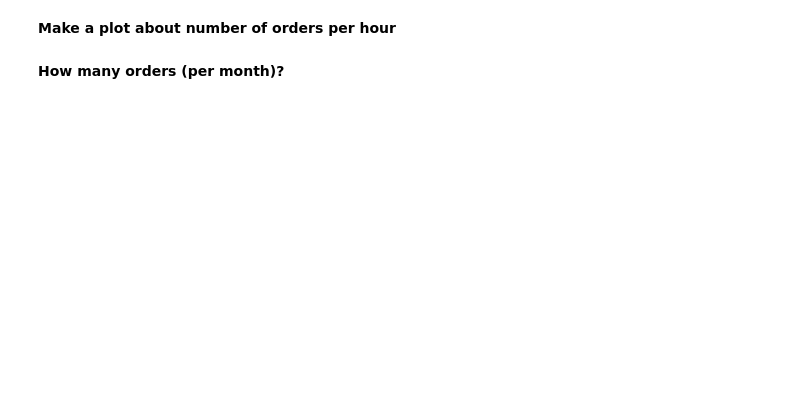
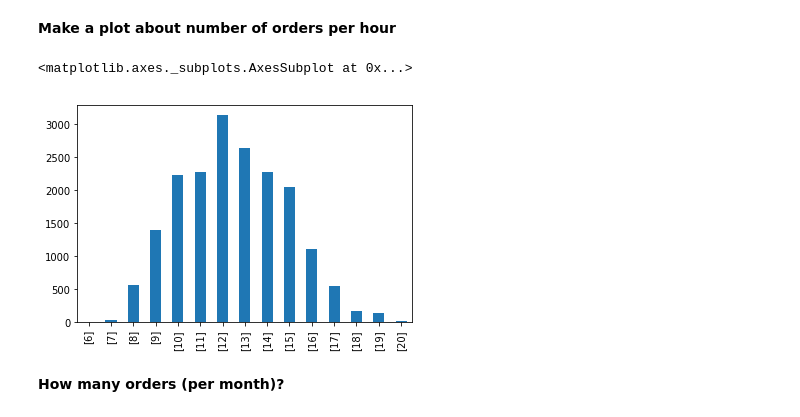
Before and after one commit to ntpthinh/DevCDataScience, a Jupyter notebook: Assignment03.ipynb, the cells around one changed output. Saved outputs shown, nothing was run; the diff lists cells and outputs as text; code cells hidden in the pictures; blank space fills up the shorter version.

```diff
--- a/Assignment03.ipynb
+++ b/Assignment03.ipynb
@@ -210,7 +210,7 @@ retail[retail['CustomerID'].isna()]
 | 541540 | 581498 | DOT | DOTCOM POSTAGE | 1 | 12/9/11 10:26 | 1714.17 | NaN | United Kingdom |
 135080 rows × 8 columns
 # %%
-retail['CustomerID'].fillna(value=0, inplace=True)
+retail.dropna(inplace=True)
 # %%
 retail[retail['Description'].isna()]
 # %% [output]
@@ -274,5 +258,7 @@ uk.sort_values(by='InvoiceNo', ascending=False).head()
 # %% [markdown]
 **The customer with the highest money spent on purchases comes from Netherlands**
+# %%
+retail['AmountSpent'] = retail['Quantity'] * retail['UnitPrice']
 # %%
 # Your code here
 netherlands = retail[retail['Country'] == 'Netherlands']
@@ -282,0 +271,9 @@ netherlands = retail[retail['Country'] == 'Netherlands']
+# %%
+# Your code here
+retail['InvoiceDate'] = pd.to_datetime(retail.InvoiceDate, format="%m/%d/%y %H:%M")
+retail.insert(loc=2, column='year_month', value=retail['InvoiceDate'].map(lambda x: x.year*100 + x.month))
+retail.insert(loc=3, column='month', value=retail.InvoiceDate.dt.month)
+# +1 to make Monday=1.....until Sunday=7
+retail.insert(loc=4, column='day', value=(retail.InvoiceDate.dt.dayofweek)+1)
+retail.insert(loc=5, column='hour', value=retail.InvoiceDate.dt.hour)
+retail.insert(loc=6, column='year', value=retail.InvoiceDate.dt.year)
@@ -283,2 +295,5 @@ netherlands = retail[retail['Country'] == 'Netherlands']
 # %% [markdown]
 **How many orders (per hour)?**
+# %%
+hour = retail.groupby('InvoiceNo')['hour'].unique().value_counts().iloc[:-1].sort_index()
+hour
@@ -285,4 +317,9 @@ netherlands = retail[retail['Country'] == 'Netherlands']
 # %% [markdown]
 **Make a plot about number of orders per hour**
+# %%
+hour.plot(kind='bar')
+# %% [output]
+<matplotlib.axes._subplots.AxesSubplot at 0x...>
+[figure, added]
 # %% [markdown]
 **How many orders (per month)?**
```
Also changed, not shown: parts of 13 cells of this notebook.
